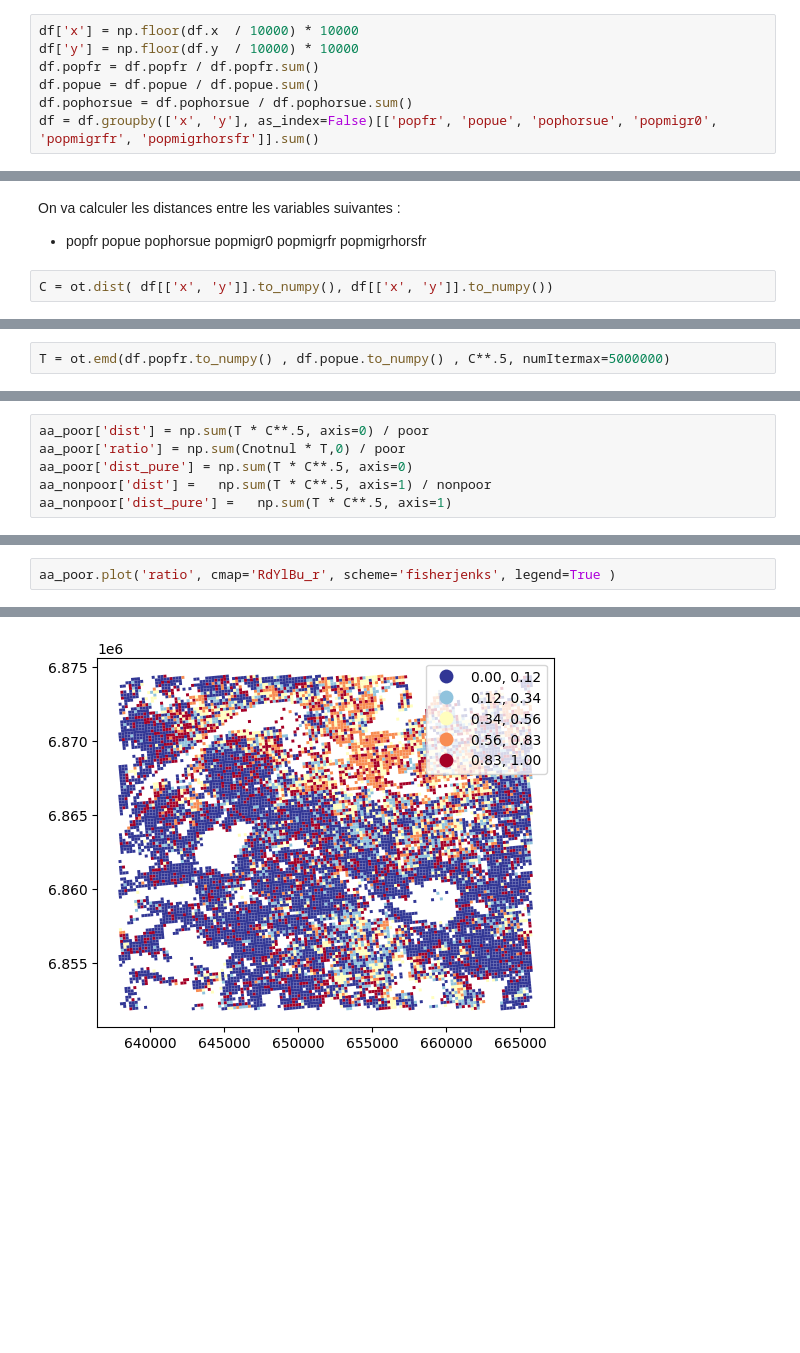
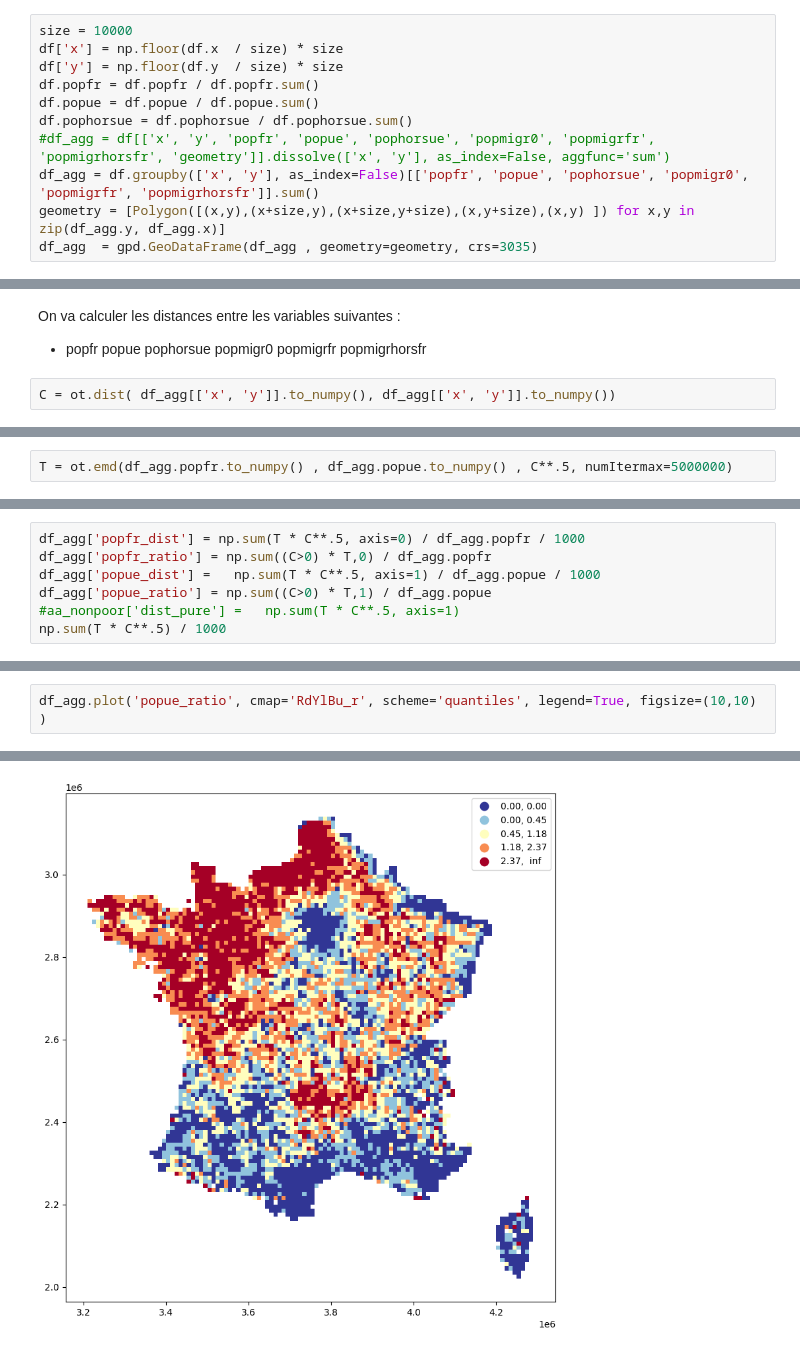
Before and after one commit to fsemecurbe/AOTMS, a Jupyter notebook: AOPTMSG.ipynb, the cells around one changed output, grey strips where cells are left out. Saved outputs shown, nothing was run; the diff lists cells and outputs as text; blank space fills up the shorter version.

```diff
--- a/AOPTMSG.ipynb
+++ b/AOPTMSG.ipynb
@@ -38,9 +38,13 @@ df.head()
 | 3 | FR_CRS3035RES1000mN2032000E4252000 | 0.0 | 2A041 | 284.853500 | 137.391601 | 147.461899 | 52.595460 | 175.370871 | ... |
 | 4 | FR_CRS3035RES1000mN2033000E4250000 | 0.0 | 2A041 | 252.713326 | 109.275193 | 143.438133 | 25.710928 | 125.263185 | ... |
 # %%
-df['x'] = np.floor(df.x  / 10000) * 10000
-df['y'] = np.floor(df.y  / 10000) * 10000
+size = 10000
+df['x'] = np.floor(df.x  / size) * size
+df['y'] = np.floor(df.y  / size) * size
 df.popfr = df.popfr / df.popfr.sum()
 df.popue = df.popue / df.popue.sum()
 df.pophorsue = df.pophorsue / df.pophorsue.sum()
-df = df.groupby(['x', 'y'], as_index=False)[['popfr', 'popue', 'pophorsue', 'popmigr0', 'popmigrfr', 'popmigrhorsfr']].sum()
+#df_agg = df[['x', 'y', 'popfr', 'popue', 'pophorsue', 'popmigr0', 'popmigrfr', 'popmigrhorsfr', 'geometry']].dissolve(['x', 'y'], as_index=False, aggfunc='sum')
+df_agg = df.groupby(['x', 'y'], as_index=False)[['popfr', 'popue', 'pophorsue', 'popmigr0', 'popmigrfr', 'popmigrhorsfr']].sum()
+geometry = [Polygon([(x,y),(x+size,y),(x+size,y+size),(x,y+size),(x,y) ]) for x,y in zip(df_agg.y, df_agg.x)]
+df_agg  = gpd.GeoDataFrame(df_agg , geometry=geometry, crs=3035)
@@ -57,4 +52,4 @@ df.head()
 On va calculer les distances entre les variables suivantes :
 - popfr 	popue 	pophorsue 	popmigr0 	popmigrfr 	popmigrhorsfr
 # %%
-C = ot.dist( df[['x', 'y']].to_numpy(), df[['x', 'y']].to_numpy())
+C = ot.dist( df_agg[['x', 'y']].to_numpy(), df_agg[['x', 'y']].to_numpy())
@@ -64,2 +58,2 @@ nonpoor = (aa_nonpoor.nonpoor / aa_nonpoor.nonpoor.sum()).to_numpy()
 # %%
-T = ot.emd(df.popfr.to_numpy() , df.popue.to_numpy() , C**.5, numItermax=5000000)
+T = ot.emd(df_agg.popfr.to_numpy() , df_agg.popue.to_numpy() , C**.5, numItermax=5000000)
@@ -77,6 +60,7 @@ array([0.00000000e+00, 0.00000000e+00, 0.00000000e+00, ...,
 # %%
-aa_poor['dist'] = np.sum(T * C**.5, axis=0) / poor
-aa_poor['ratio'] = np.sum(Cnotnul * T,0) / poor
-aa_poor['dist_pure'] = np.sum(T * C**.5, axis=0)
-aa_nonpoor['dist'] =   np.sum(T * C**.5, axis=1) / nonpoor
-aa_nonpoor['dist_pure'] =   np.sum(T * C**.5, axis=1)
+df_agg['popfr_dist'] = np.sum(T * C**.5, axis=0) / df_agg.popfr / 1000
+df_agg['popfr_ratio'] = np.sum((C>0) * T,0) / df_agg.popfr
+df_agg['popue_dist'] =   np.sum(T * C**.5, axis=1) / df_agg.popue / 1000
+df_agg['popue_ratio'] = np.sum((C>0) * T,1) / df_agg.popue
+#aa_nonpoor['dist_pure'] =   np.sum(T * C**.5, axis=1)
+np.sum(T * C**.5) / 1000
@@ -91,5 +69,5 @@ np.sum(T.sum(0) - poor)
 # %%
-aa_poor.plot('ratio', cmap='RdYlBu_r', scheme='fisherjenks', legend=True )
+df_agg.plot('popue_ratio', cmap='RdYlBu_r', scheme='quantiles', legend=True, figsize=(10,10) )
 # %% [output]
 <Axes: >
-[figure, old version]
+[figure, new version]
```
Also changed, not shown: parts of 33 cells of this notebook.
